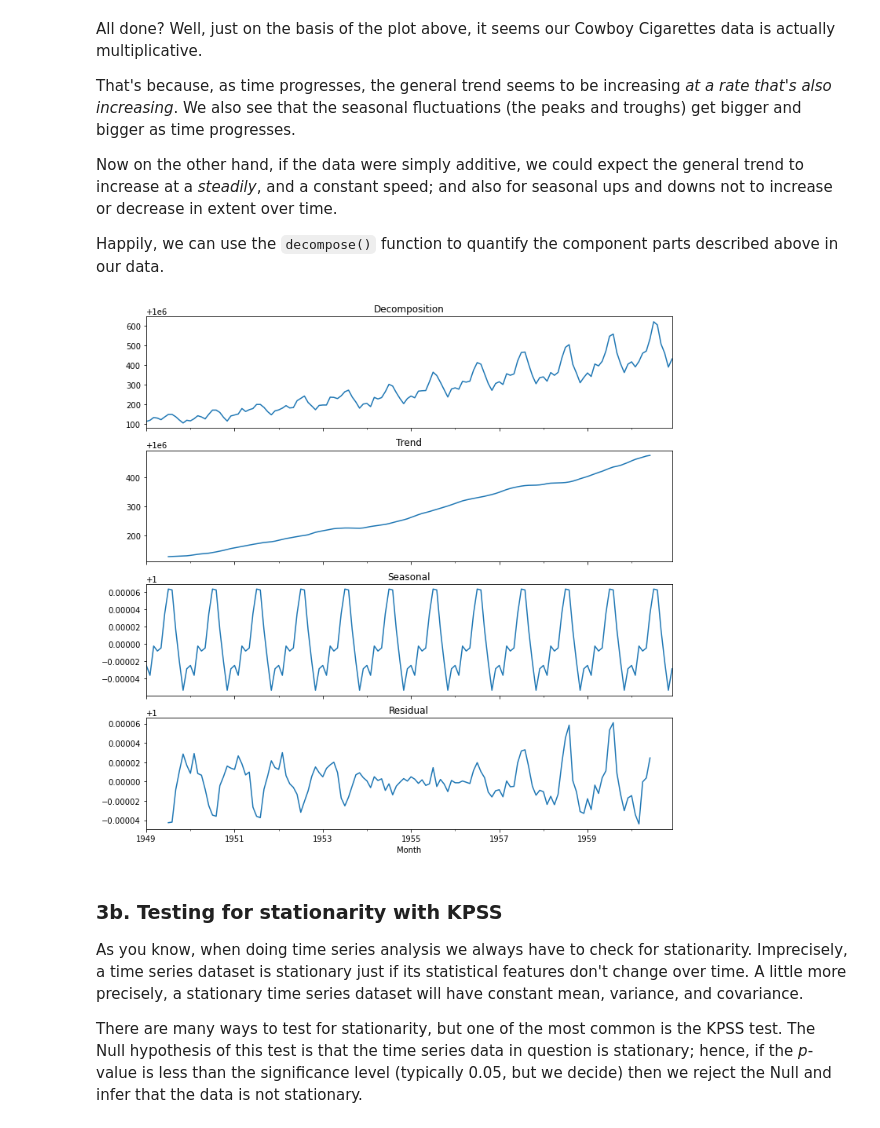
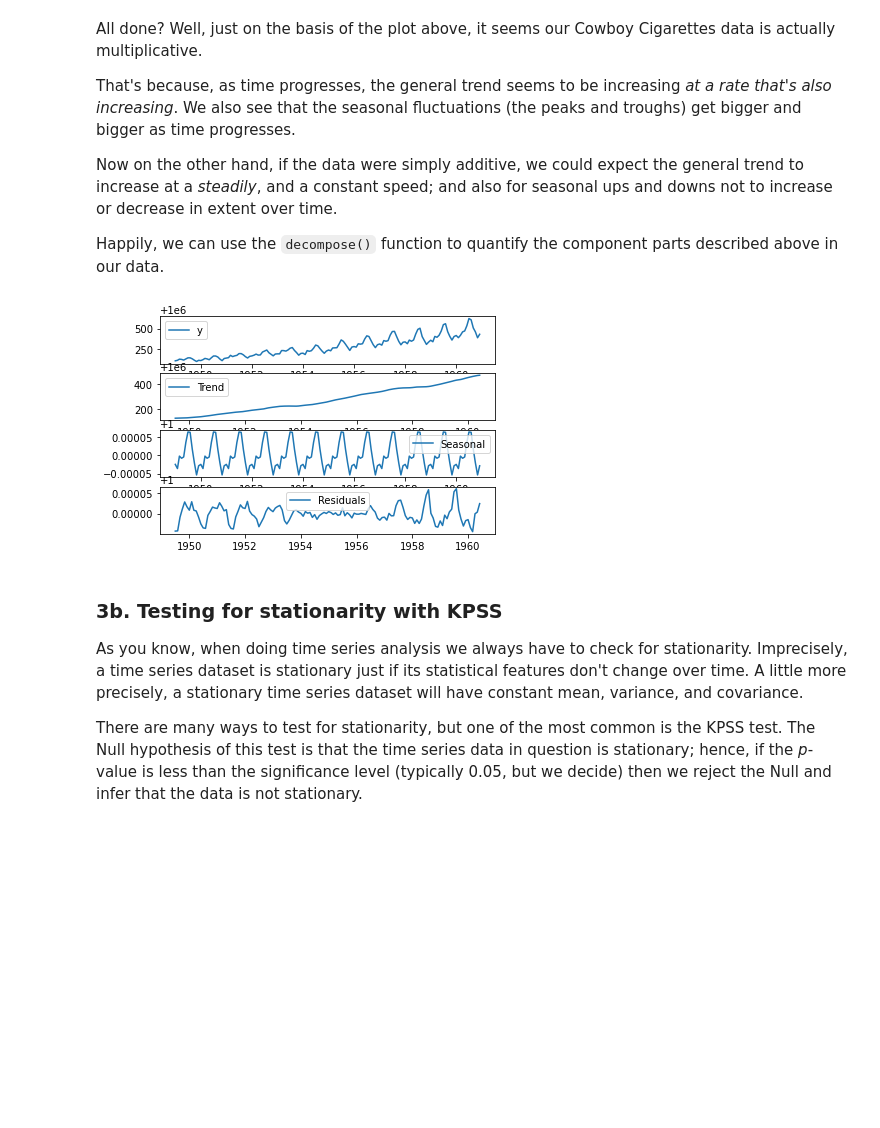
Before and after one commit to evanwmeeks/Springboard, a Jupyter notebook: Case Study - Cowboys and Cigarettes/Cowboy Cigarettes Case Study - Tier 3.ipynb, the cells around one changed output. Drawn from its saved outputs; the diff is of its cells as text; code cells hidden in the pictures; blank space fills up the shorter version.

```diff
--- a/Case Study - Cowboys and Cigarettes/Cowboy Cigarettes Case Study - Tier 3.ipynb
+++ b/Case Study - Cowboys and Cigarettes/Cowboy Cigarettes Case Study - Tier 3.ipynb
@@ -113,4 +113,4 @@ cigdata.drop('Unnamed: 0', axis=1, inplace=True)
 # %% [markdown]
 We can see that the `Time` column actually has the granularity of months. Change the name of that column to `Month`.
 # %%
-cigdata.rename(columns={"Time":"Month"})
+cigdata.rename(columns={"Time":"Month"}, inplace=True)
@@ -237,16 +223,30 @@ That's because, as time progresses, the general trend seems to be increasing *at
 Now on the other hand, if the data were simply additive, we could expect the general trend to increase at a *steadily*, and a constant speed; and also for seasonal ups and downs not to increase or decrease in extent over time.
 
 Happily, we can use the `decompose()` function to quantify the component parts described above in our data.
-# %%
-from statsmodels.tsa.seasonal import seasonal_decompose
-
-fig, (ax1,ax2,ax3,ax4) = plt.subplots(4,1, figsize=(12, 12), sharex=True)
-decomposition.observed.plot(ax=ax1, title="Decomposition")
-decomposition.trend.plot(ax=ax2, title="Trend")
-decomposition.seasonal.plot(ax=ax3, title="Seasonal")
-decomposition.resid.plot(ax=ax4, title="Residual");
-# %% [output]
-[figure, removed]
+# %%
+from statsmodels.tsa.seasonal import seasonal_decompose
+
+# Plot the original data, the trend, the seasonality, and the residuals
+decomposition = seasonal_decompose(y, model='multiplicative')
+trend = decomposition.trend
+seasonal = decomposition.seasonal
+residual = decomposition.resid
+plt.title('Trend Decomposition')
+plt.subplot(411)
+plt.plot(y, label='y')
+plt.legend(loc='best')
+plt.subplot(412)
+plt.plot(trend, label='Trend')
+plt.legend(loc='best')
+plt.subplot(413)
+plt.plot(seasonal, label='Seasonal')
+plt.legend(loc='best')
+plt.subplot(414)
+plt.plot(residual, label='Residuals')
+plt.legend(loc='best')
+plt.show()
+# %% [output]
+[figure, added]
 # %% [markdown]
 ### 3b. Testing for stationarity with KPSS
 As you know, when doing time series analysis we always have to check for stationarity. Imprecisely, a time series dataset is stationary just if its statistical features don't change over time. A little more precisely, a stationary time series dataset will have constant mean, variance, and covariance.
```
Also changed, not shown: parts of 9 cells of this notebook.
